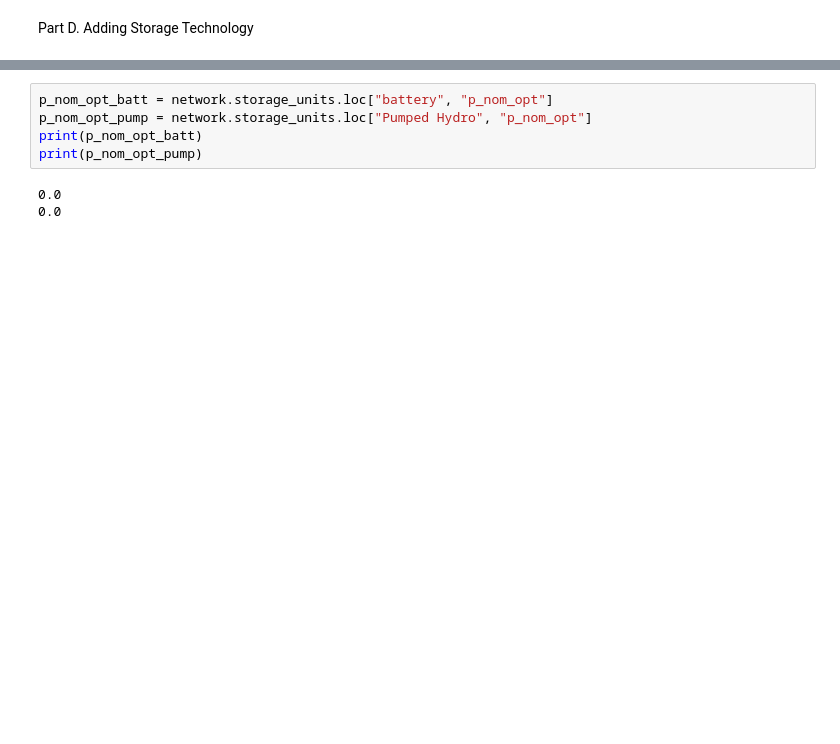
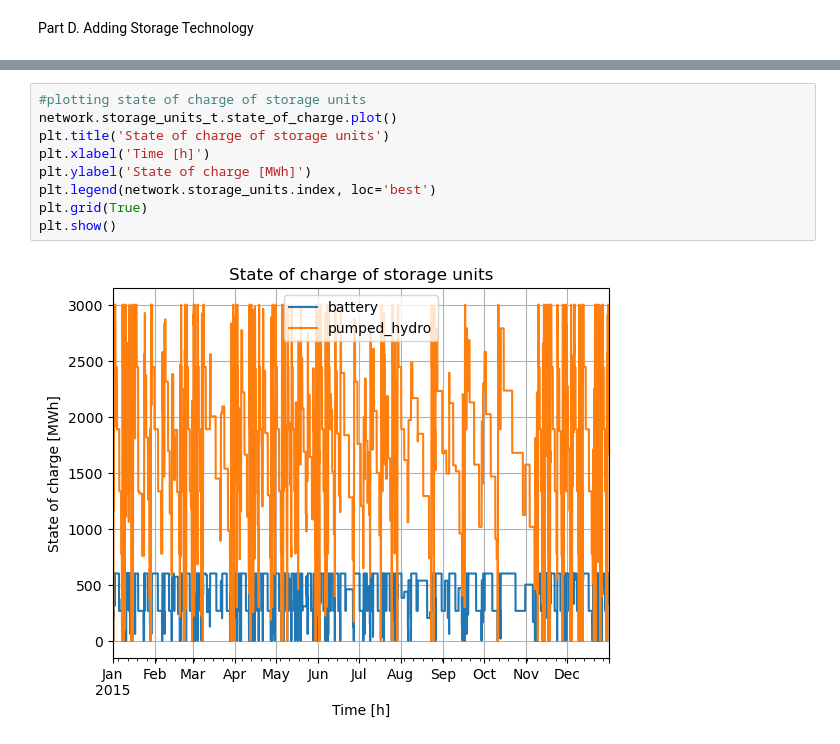
Before and after one commit to JuliaKatomena/Integrated-energy-grid, a Jupyter notebook: Project.ipynb, the cells around one changed output, grey strips where cells are left out. Saved outputs shown, nothing was run; the diff lists cells and outputs as text; blank space fills up the shorter version.

```diff
--- a/Project.ipynb
+++ b/Project.ipynb
@@ -527,10 +495,13 @@ obj: 236529 rows, 105129 columns, 486175 nonzeros
-# %%
-p_nom_opt_batt = network.storage_units.loc["battery", "p_nom_opt"]
-p_nom_opt_pump = network.storage_units.loc["Pumped Hydro", "p_nom_opt"]
-print(p_nom_opt_batt)
-print(p_nom_opt_pump)
-# %% [output]
-0.0
-0.0
+# %%
+#plotting state of charge of storage units
+network.storage_units_t.state_of_charge.plot()
+plt.title('State of charge of storage units')
+plt.xlabel('Time [h]')
+plt.ylabel('State of charge [MWh]')
+plt.legend(network.storage_units.index, loc='best')
+plt.grid(True)
+plt.show()
+# %% [output]
+[figure, added]
 # %%
 network.storage_units_t.state_of_charge["battery"].loc["2015-06-01":"2015-06-07"].plot()
```
Also changed, not shown: parts of 9 cells of this notebook, 2 other files.
